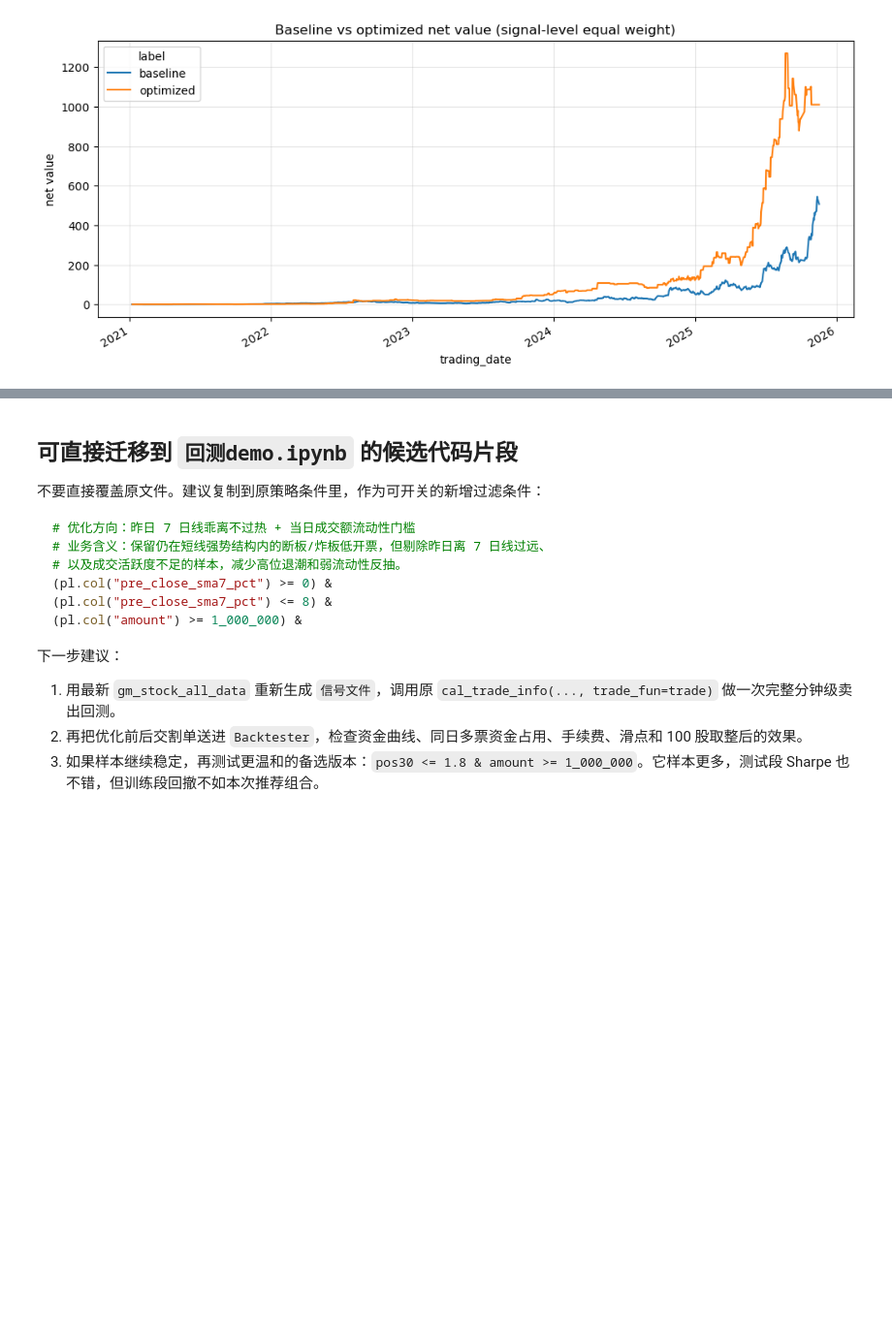
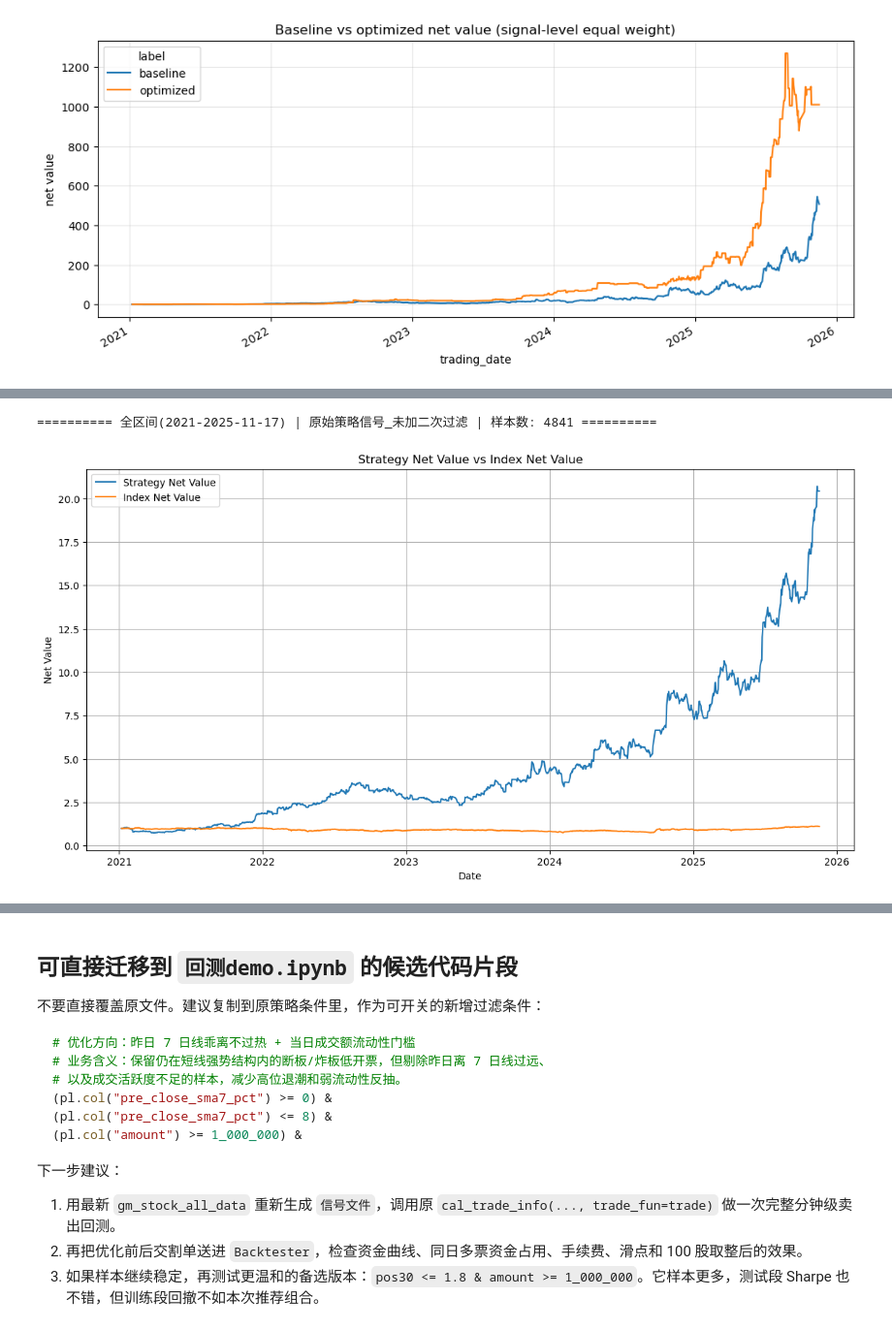
Before and after one commit to sslz1806/my_strategy, a Jupyter notebook: 回测demo_主策略优化研究.ipynb, the cells around one changed output, grey strips where cells are left out. Shown at 97% size. Cells and saved outputs as stored; diff of their text form; code cells hidden in the pictures; blank space fills up the shorter version.

```diff
--- a/回测demo_主策略优化研究.ipynb
+++ b/回测demo_主策略优化研究.ipynb
@@ -287,0 +303,74 @@ plt.show()
+# %%
+from my_utils.trade_fun import report_backtest_full
+
+# 先跑未加任何二次过滤的原始策略信号，作为后面三组规则图像和指标的对比基准。
+# 这里沿用规则诊断 cell 的收益和日期口径，确保“原始信号 vs 过滤后信号”只差过滤条件本身。
+df["buy_time"] = pd.to_datetime(df["buy_time"])
+df["sell_time"] = pd.to_datetime(df["sell_time"])
+
+TRAIN_TEST_SPLIT_DATE = pd.Timestamp("2025-01-01")
+BASE_POSITION_WEIGHT = 0.4
+REPORT_PROFIT_COL = "weight_profit"
+df[REPORT_PROFIT_COL] = df["profit"] * BASE_POSITION_WEIGHT
+
+BASELINE_RULE_NAME = "原始策略信号_未加二次过滤"
+BASELINE_REPORT_PERIODS = [
+    # (
+    #     "训练集(<2025)",
+    #     df["trading_date"].min().strftime("%Y-%m-%d"),
+    #     (TRAIN_TEST_SPLIT_DATE - pd.Timedelta(days=1)).strftime("%Y-%m-%d"),
+    #     df["trading_date"] < TRAIN_TEST_SPLIT_DATE,
+    # ),
+    # (
+    #     "测试集(>=2025)",
+    #     TRAIN_TEST_SPLIT_DATE.strftime("%Y-%m-%d"),
+    #     df["trading_date"].max().strftime("%Y-%m-%d"),
+    #     df["trading_date"] >= TRAIN_TEST_SPLIT_DATE,
+    # ),
+    (
+        "全区间(2021-2025-11-17)",
+        df["trading_date"].min().strftime("%Y-%m-%d"),
+        df["trading_date"].max().strftime("%Y-%m-%d"),
+        pd.Series(True, index=df.index),
+    ),
+]
+
+
+def run_baseline_report_backtest(data: pd.DataFrame, period_name: str, start_date: str, end_date: str) -> pd.DataFrame:
+    """对原始策略信号调用 report_backtest_full，并补充区间/规则标签，便于和后续过滤规则横向比较。"""
+    if data.empty:
+        print(f"{period_name} | {BASELINE_RULE_NAME} 没有交易样本，跳过 report_backtest_full")
+        return pd.DataFrame()
+
+    print(f"\n========== {period_name} | {BASELINE_RULE_NAME} | 样本数: {len(data)} ==========")
+    metrics = report_backtest_full(
+        data.copy(),
+        start_date=start_date,
+        end_date=end_date,
+        profit_col=REPORT_PROFIT_COL,
+        buy_date_col="buy_time",
+        # 按买入日聚合日收益，和后面的规则诊断 cell 保持同一 Stage 1 等权口径。
+        sell_date_col="buy_time",
+        holding_days_col="holding_days",
+        plot=True,
+        second_y=False,
+    )
+    metrics = metrics.copy()
+    metrics.insert(0, "规则", BASELINE_RULE_NAME)
+    metrics.insert(0, "区间", period_name)
+    return metrics
+
+
+baseline_report_metric_tables = []
+for period_name, start_date, end_date, period_mask in BASELINE_REPORT_PERIODS:
+    baseline_df = df.loc[period_mask].copy()
+    baseline_report_metric_tables.append(
+        run_baseline_report_backtest(baseline_df, period_name, start_date, end_date)
+    )
+
+baseline_report_metrics = pd.concat(
+    [x for x in baseline_report_metric_tables if not x.empty],
+    ignore_index=True,
+)
+display(baseline_report_metrics)
+# %% [output]
@@ -287,0 +390,2 @@ plt.show()
+========== 全区间(2021-2025-11-17) | 原始策略信号_未加二次过滤 | 样本数: 4841 ==========
+[figure, added]
```
Also changed, not shown: parts of 3 cells of this notebook, 47 other files.
